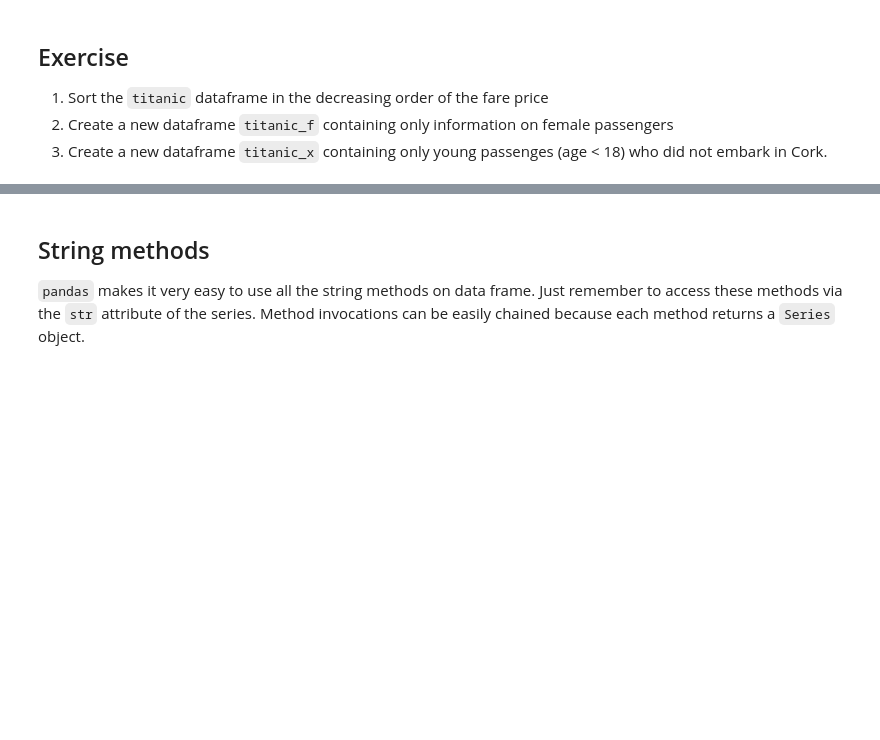
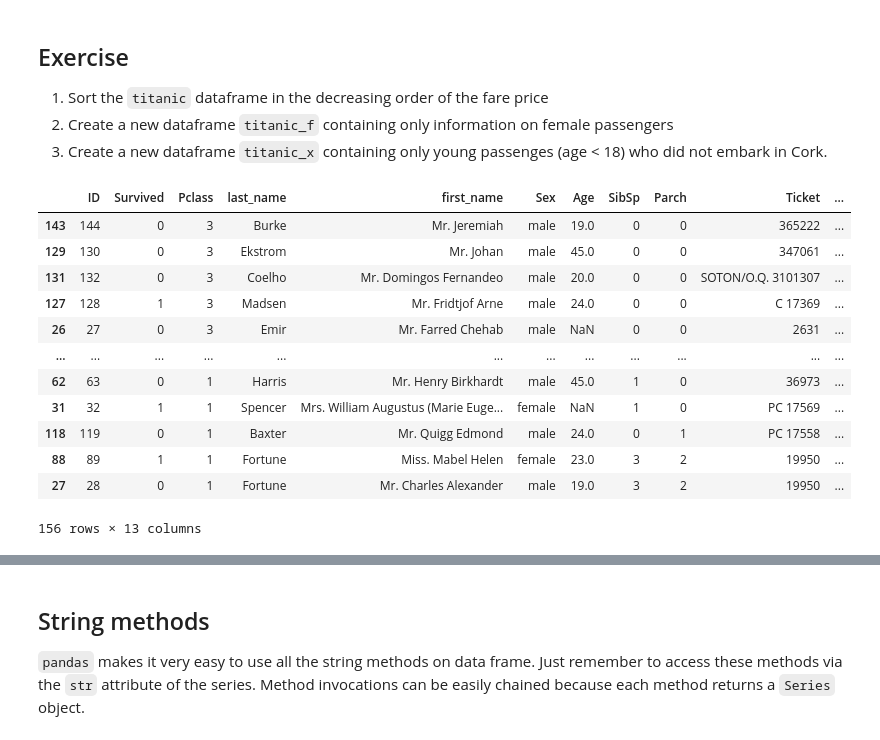
Before and after one commit to wojbog/dm, a Jupyter notebook: introduction/dm-pandas.ipynb, the cells around one changed output, grey strips where cells are left out. Cells and saved outputs as stored; diff of their text form; code cells hidden in the pictures; blank space fills up the shorter version.

```diff
--- a/introduction/dm-pandas.ipynb
+++ b/introduction/dm-pandas.ipynb
@@ -221,3 +650,19 @@ movies[~(movies.duration > 120)]
 1. Sort the `titanic` dataframe in the decreasing order of the fare price
 2. Create a new dataframe `titanic_f` containing only information on female passengers
 3. Create a new dataframe `titanic_x` containing only young passenges (age < 18) who did not embark in Cork.
+# %%
+titanic.sort_values('Fare')
+# %% [output]
+|  | ID | Survived | Pclass | last_name | first_name | Sex | Age | SibSp | Parch | Ticket | ... |
+| 143 | 144 | 0 | 3 | Burke | Mr. Jeremiah | male | 19.0 | 0 | 0 | 365222 | ... |
+| 129 | 130 | 0 | 3 | Ekstrom | Mr. Johan | male | 45.0 | 0 | 0 | 347061 | ... |
+| 131 | 132 | 0 | 3 | Coelho | Mr. Domingos Fernandeo | male | 20.0 | 0 | 0 | SOTON/O.Q. 3101307 | ... |
+| 127 | 128 | 1 | 3 | Madsen | Mr. Fridtjof Arne | male | 24.0 | 0 | 0 | C 17369 | ... |
+| 26 | 27 | 0 | 3 | Emir | Mr. Farred Chehab | male | NaN | 0 | 0 | 2631 | ... |
+| ... | ... | ... | ... | ... | ... | ... | ... | ... | ... | ... | ... |
+| 62 | 63 | 0 | 1 | Harris | Mr. Henry Birkhardt | male | 45.0 | 1 | 0 | 36973 | ... |
+| 31 | 32 | 1 | 1 | Spencer | Mrs. William Augustus (Marie Euge... | female | NaN | 1 | 0 | PC 17569 | ... |
+| 118 | 119 | 0 | 1 | Baxter | Mr. Quigg Edmond | male | 24.0 | 0 | 1 | PC 17558 | ... |
+| 88 | 89 | 1 | 1 | Fortune | Miss. Mabel Helen | female | 23.0 | 3 | 2 | 19950 | ... |
+| 27 | 28 | 0 | 1 | Fortune | Mr. Charles Alexander | male | 19.0 | 3 | 2 | 19950 | ... |
+156 rows × 13 columns
```
Also changed, not shown: parts of 160 cells of this notebook.
